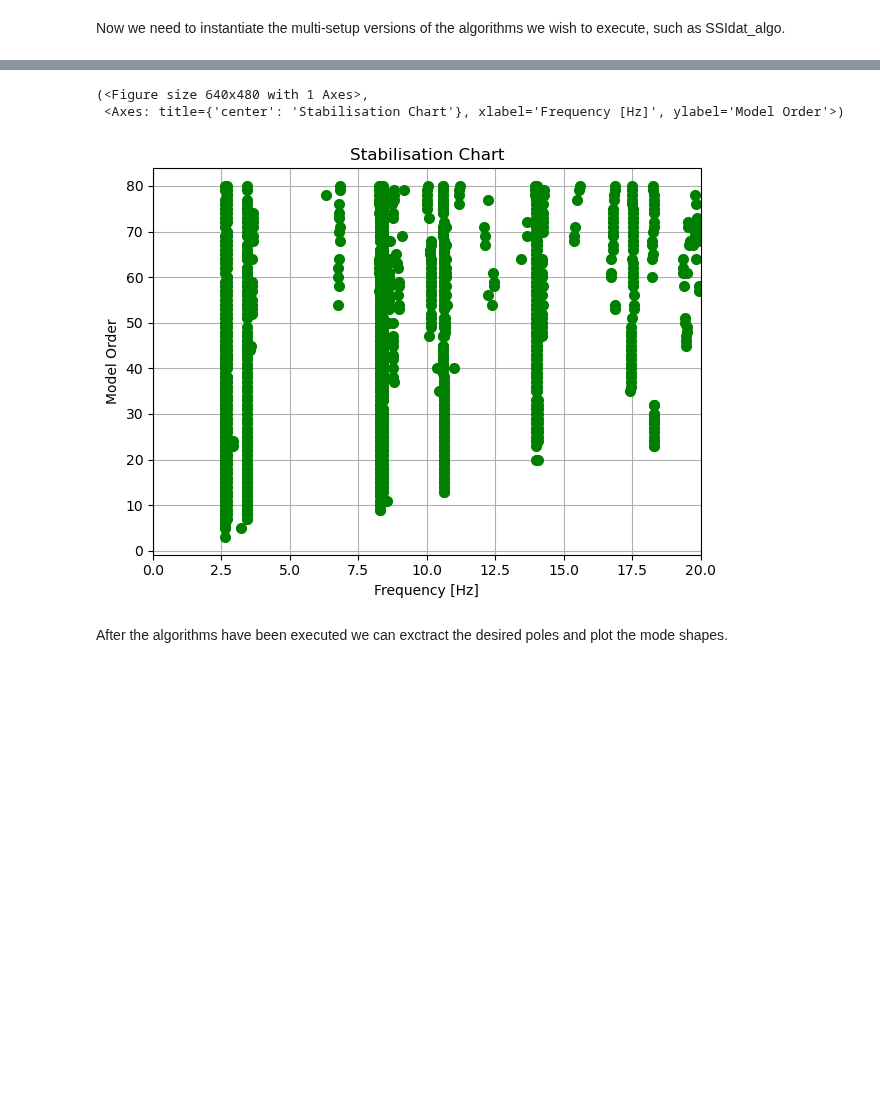
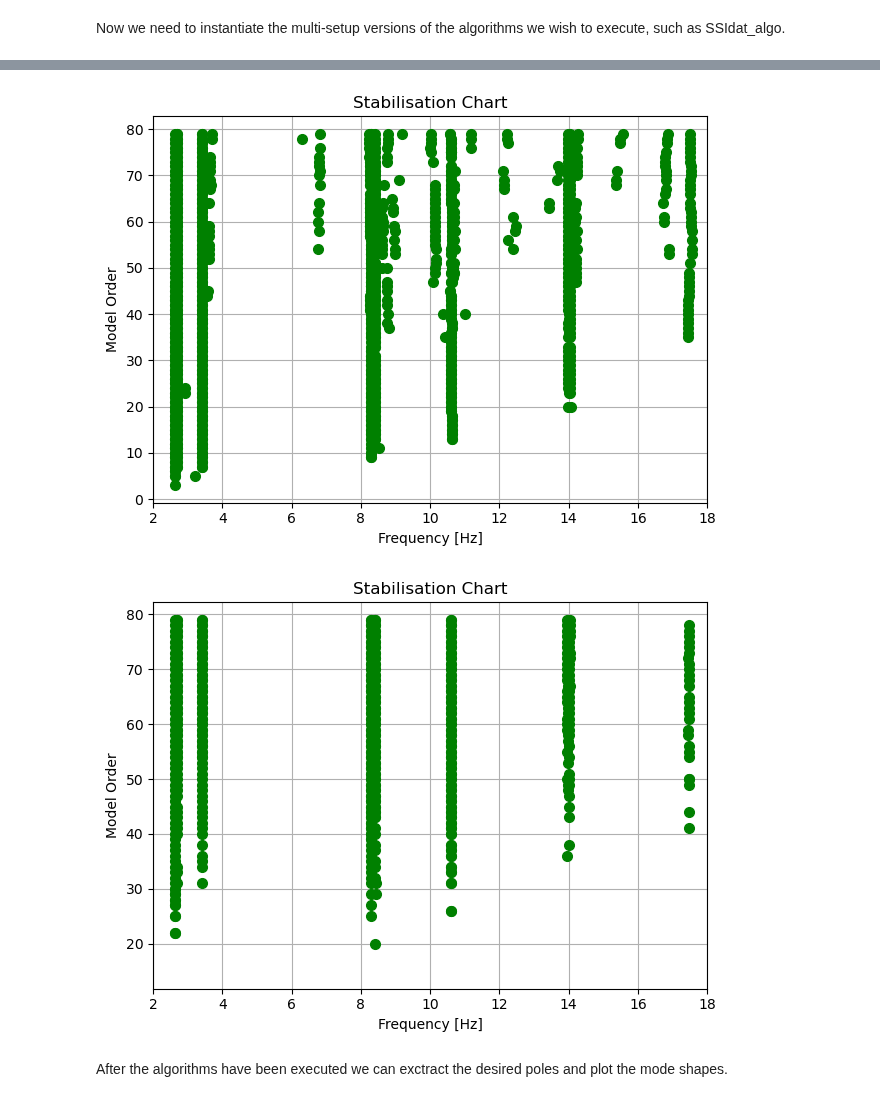
Before and after one commit to dagghe/pyOMA2, a Jupyter notebook: Examples/Example3_MultiSetupPreGER.ipynb, the cells around one changed output, grey strips where cells are left out. Cells and saved outputs as stored; diff of their text form; code cells hidden in the pictures; blank space fills up the shorter version.

```diff
--- a/Examples/Example3_MultiSetupPreGER.ipynb
+++ b/Examples/Example3_MultiSetupPreGER.ipynb
@@ -16,9 +16,9 @@ from pyoma2.OMA import MultiSetup_PreGER
 For the preGER merging procedure, we adopt a strategy similar to that used for the single setup class. The first step involves instantiating the **MultiSetup_PreGER** class and passing the list of datasets, the lists of reference sensors, and their sampling frequency. Similarly to the single setup class, also for the preGER class we can detrend and/or decimate the signals with the **detrend_data()** and **decimate_data()** methods. Furthermore, we can plot all the time histories of the channels for the selected datasets calling the **plot_data()** method, and get more info from each channel from the selected datasets calling the **plot_ch_info()** method.
 # %%
 # import data files
-set1 = np.load("./src/pyoma2/test_data/3SL/set1.npy", allow_pickle=True)
-set2 = np.load("./src/pyoma2/test_data/3SL/set2.npy", allow_pickle=True)
-set3 = np.load("./src/pyoma2/test_data/3SL/set3.npy", allow_pickle=True)
+set1 = np.load("../src/pyoma2/test_data/3SL/set1.npy", allow_pickle=True)
+set2 = np.load("../src/pyoma2/test_data/3SL/set2.npy", allow_pickle=True)
+set3 = np.load("../src/pyoma2/test_data/3SL/set3.npy", allow_pickle=True)
 
 # list of datasets and reference indices
 data = [set1, set2, set3]
@@ -31,8 +31,8 @@ msp = MultiSetup_PreGER(fs=100, ref_ind=ref_ind, datasets=data)
 msp.decimate_data(q=2)
 
 # plot Time Histories of all channels for the selected datasets
-msp.plot_data(data_idx=[2], nc=2)
+fig, ax = msp.plot_data(data_idx=[2], nc=2)
 
 # Plot TH, PSD and KDE of the (selected) channels of the (selected) datasets
-figs, axs = msp.plot_ch_info(data_idx=[0,1], ch_idx=[-1])
+figs, axs = msp.plot_ch_info(data_idx=[1], ch_idx=[2])
 # %% [output]
@@ -83,11 +82,13 @@ Now we need to instantiate the multi-setup versions of the algorithms we wish to
 # %%
 # Initialise the algorithms
 ssidat = SSIdat_algo_MS(name="SSIdat", br=80, ordmax=80)
+plscf = pLSCF_algo_MS(name="pLSCF", ordmax=80, nxseg=1024)
 
 # Add algorithms to the class
-msp.add_algorithms(ssidat)
+msp.add_algorithms(ssidat,plscf)
 msp.run_all()
 
 # Plot
-ssidat.plot_STDiag(freqlim=20)
+fig1, ax1 = ssidat.plot_STDiag(freqlim=(2,18))
+fig2, ax2 = plscf.plot_STDiag(freqlim=(2,18))
 # %% [output]
@@ -96,6 +98,5 @@ ssidat.plot_STDiag(freqlim=20)
-(<Figure size 640x480 with 1 Axes>,
- <Axes: title={'center': 'Stabilisation Chart'}, xlabel='Frequency [Hz]', ylabel='Model Order'>)
-[figure, old version]
+[figure, new version]
+[figure, added]
 # %% [markdown]
 After the algorithms have been executed we can exctract the desired poles and plot the mode shapes.
 # %%
```
Also changed, not shown: parts of 6 cells of this notebook, 4 other files.
